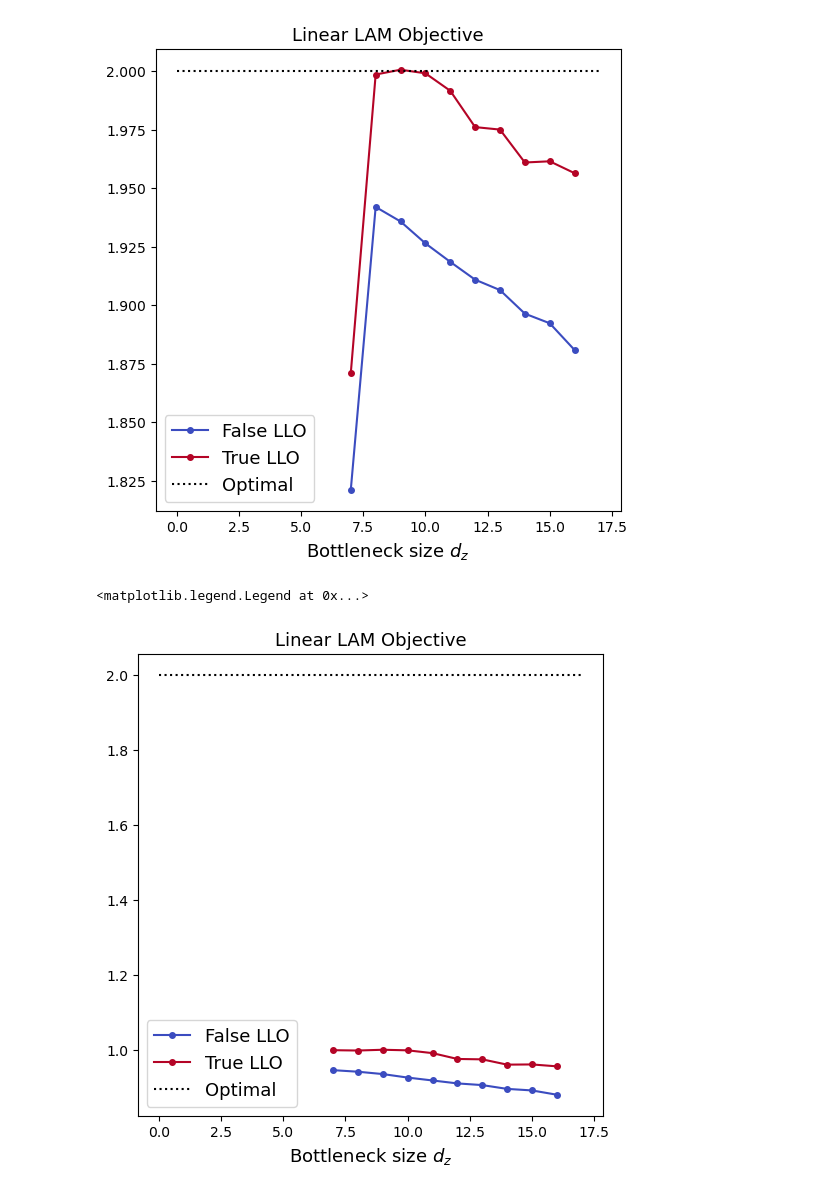
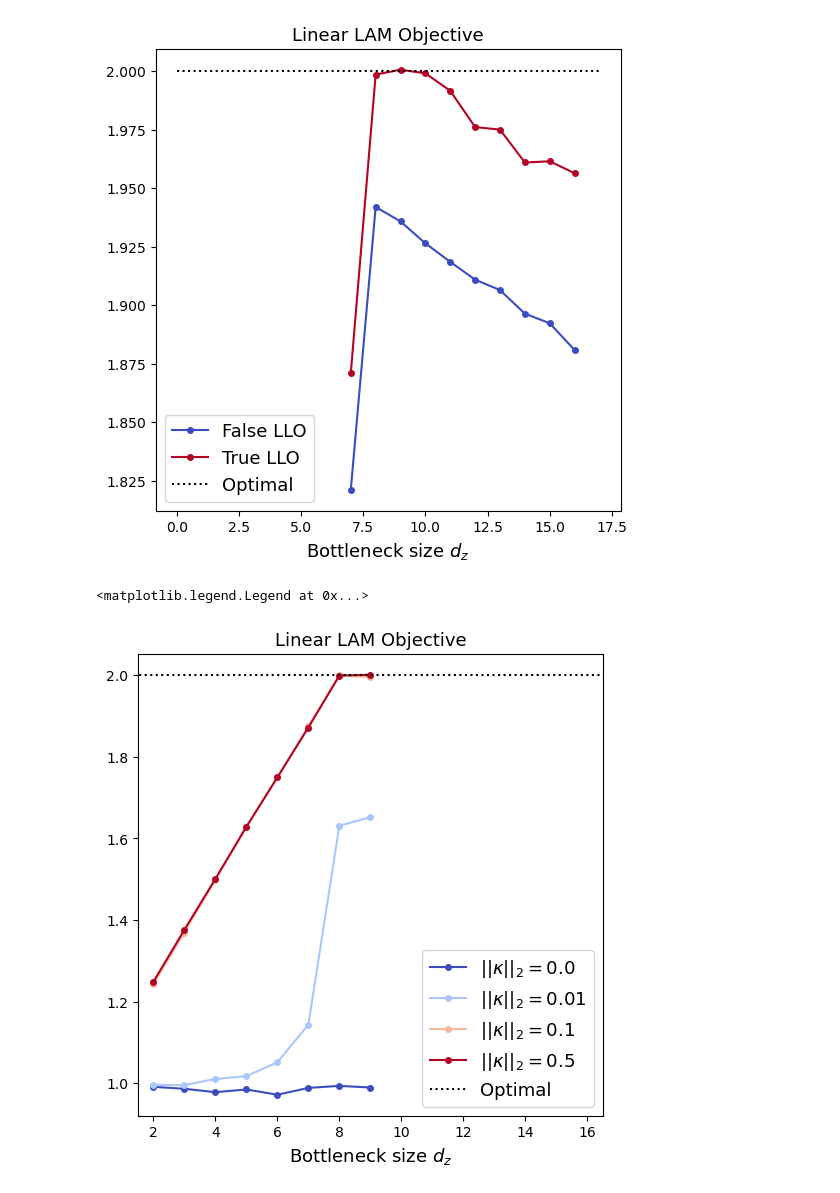
Before and after one commit to zhangchuheng123/LinearLAM, a Jupyter notebook: script20250319_new_6.ipynb, the cells around one changed output. Saved outputs shown, nothing was run; the diff lists cells and outputs as text; code cells hidden in the pictures.

```diff
--- a/script20250319_new_6.ipynb
+++ b/script20250319_new_6.ipynb
@@ -37,36 +37,32 @@ plt.legend(fontsize=13)
 # %%
 import matplotlib.pyplot as plt
 import pandas as pd
 
 
-record1 = pd.read_csv('scripts/6_use_kappa_True.csv', index_col=0)
-record1['use_kappa'] = True
-record2 = pd.read_csv('scripts/6_use_kappa_False.csv', index_col=0)
-record2['use_kappa'] = False
-
-total_record = pd.concat([record1, record2])
+total_record = pd.read_csv('scripts/6_learnATrue_CDzeroFalse_psdactionFalse.csv', index_col=0)
 total_record = total_record.loc[total_record['iter'] == 40000]
 total_record['LLO'] = - total_record['act_mse'] + total_record['obs_mse'] + total_record['noi_mse']
-total_record = total_record.loc[total_record['dz'] >= 7]
+
+# total_record = total_record.loc[total_record['dz'] >= 7]
 
 plt.figure(figsize=(6, 6))
 
 cmap = plt.get_cmap('coolwarm')
-norm = plt.Normalize(vmin=0, vmax=len(total_record.groupby('use_kappa')) - 1)
+norm = plt.Normalize(vmin=0, vmax=len(total_record.groupby('kappa_coeff')) - 1)
 
 counter = 0
-for use_kappa, group in total_record.groupby('use_kappa'):
+for kappa, group in total_record.groupby('kappa_coeff'):
     sorted_group = group.sort_values('dz')
-    plt.plot(sorted_group['dz'], sorted_group['obs_mse'],
-            label=f'{use_kappa} LLO', marker='o', markersize=4, color=cmap(norm(counter)))
+    plt.plot(sorted_group['dz'], sorted_group['LLO'],
+            label=rf'$|| \kappa ||_2 ={kappa}$', marker='o', markersize=4, color=cmap(norm(counter)))
     counter += 1
 
 plt.plot([0, 17], [2, 2], 'k:', label='Optimal')
 
-# plt.xlim([0.0, 1.0])
+plt.xlim([1.5, 16.5])
 plt.title(r'Linear LAM Objective', fontsize=13)
 plt.xlabel('Bottleneck size $d_z$', fontsize=13)
 plt.legend(fontsize=13)
 # %% [output]
 <matplotlib.legend.Legend at 0x...>
-[figure, old version]
+[figure, new version]
```
Also changed, not shown: 4 other files.
